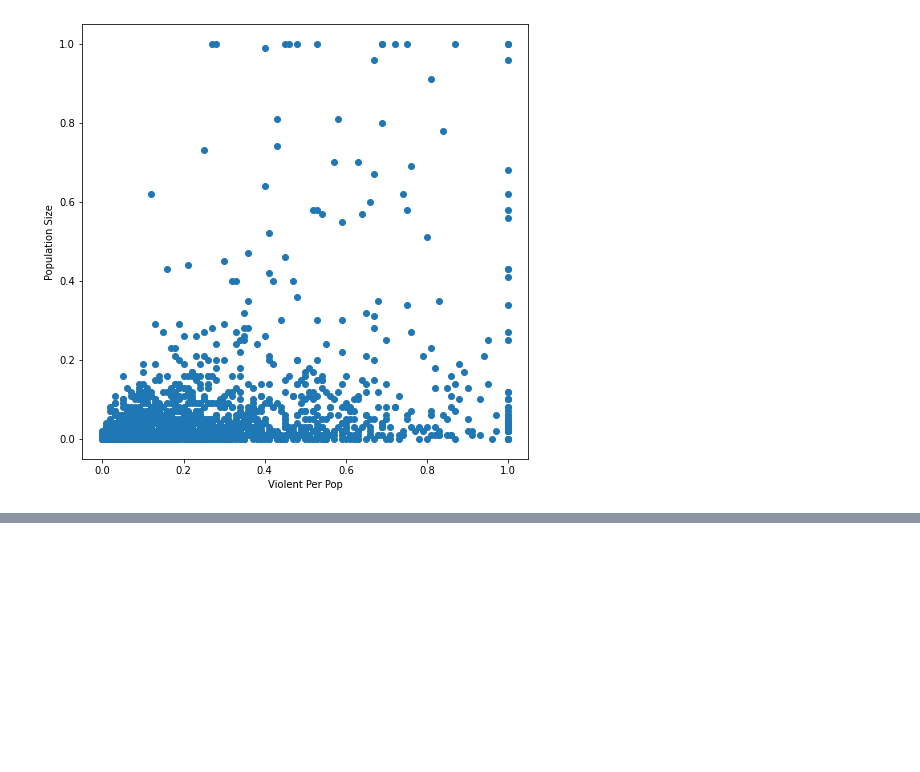
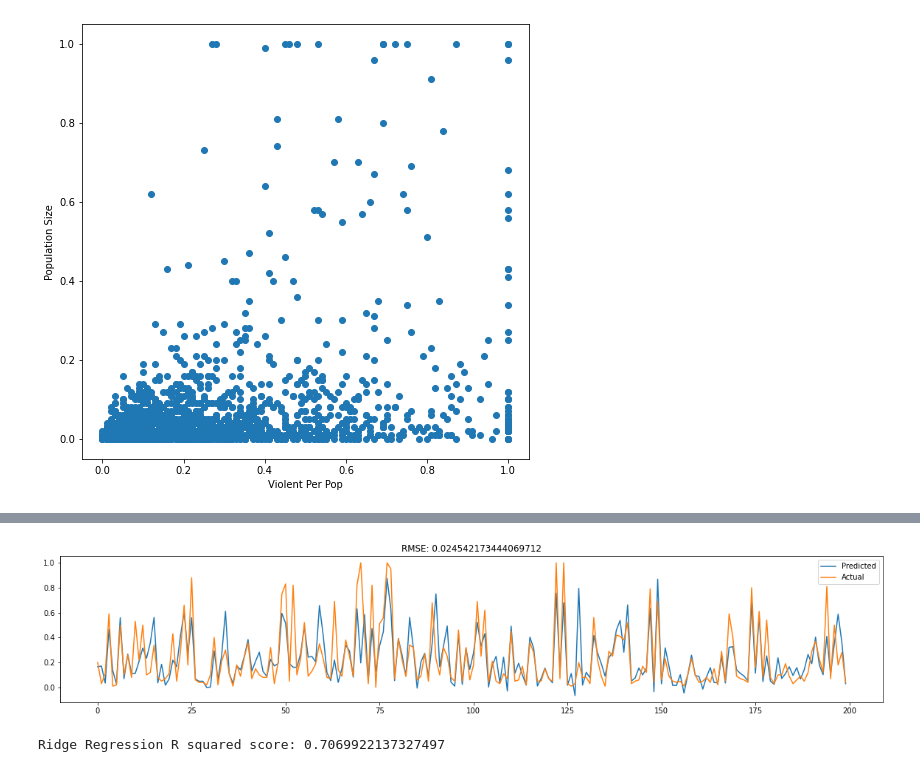
Before and after one commit to ngphl/CrimePredictor, a Jupyter notebook: crimePred.ipynb, the cells around one changed output, grey strips where cells are left out. Cells and saved outputs as stored; diff of their text form; code cells hidden in the pictures; blank space fills up the shorter version.

```diff
--- a/crimePred.ipynb
+++ b/crimePred.ipynb
@@ -105,0 +186,9 @@ Text(0, 0.5, 'Population Size')
+# %%
+y_pred_ridge = model_ridge.predict(X_test)
+plot_accuracy(y_pred_ridge,y_test)
+# %% [output]
+[figure, added]
+# %%
+print("Ridge Regression R squared score:", model_ridge.score(X_train,y_train))
+# %% [output]
+Ridge Regression R squared score: 0.7069922137327497
```
Also changed, not shown: parts of 25 cells of this notebook.
